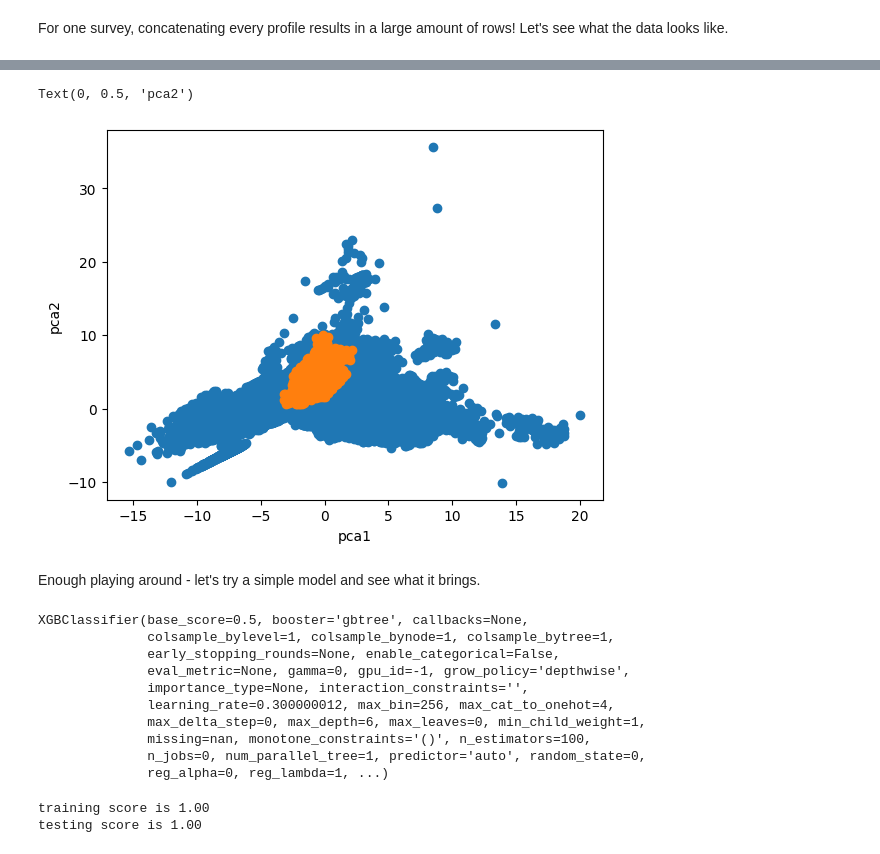
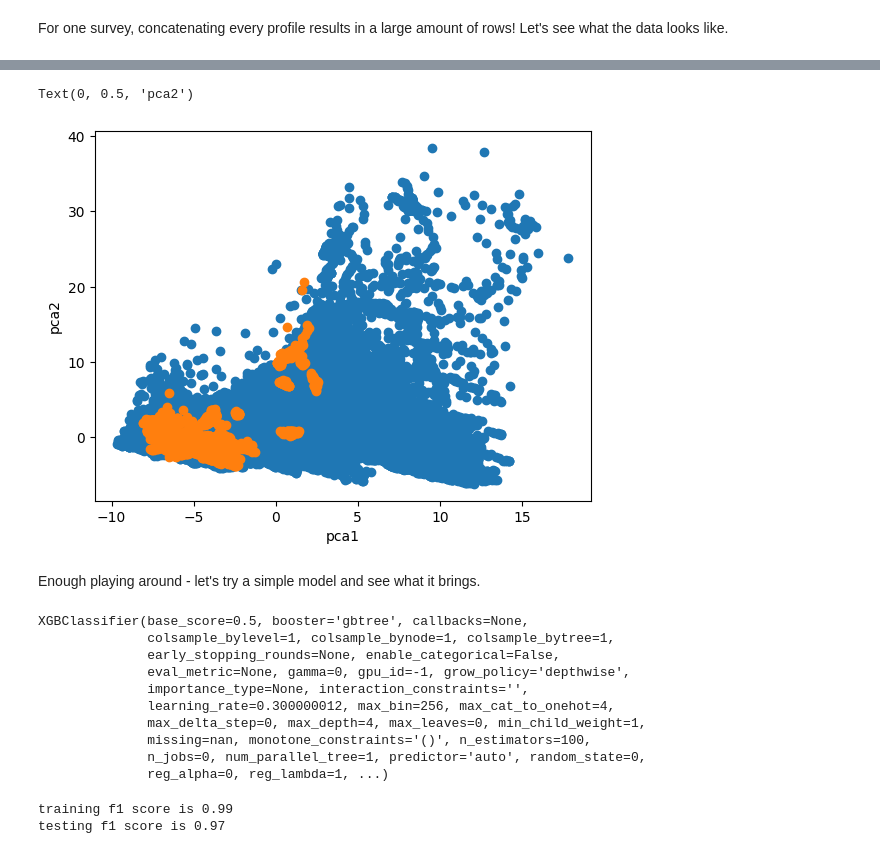
Before and after one commit to aleximorin/SMP_segmentation, a Jupyter notebook: testing.ipynb, the cells around one changed output, grey strips where cells are left out. Saved outputs shown, nothing was run; the diff lists cells and outputs as text; code cells hidden in the pictures.

```diff
--- a/testing.ipynb
+++ b/testing.ipynb
@@ -21,7 +26,7 @@ len(out)=53
 # %% [markdown]
 We have a dictionary where every key refers to a SMP profile. Every profile is a dataframe with as many rows as there is depths observation, and columns give information on the properties of the snow.
 # %%
-profile = out['SMP_142']
+profile = out['SMP_1399']
 profile.columns
 # %% [output]
 Index(['distance', 'force_median', 'fmax', 'L2012_lambda', 'L2012_f0',
@@ -68,10 +47,21 @@ Looking at multiple profiles in this manner, we learn that:
 - The depths are varying - this will need to be accounted for when using a U-Net or some other DL architecture.
 
 Let's define some helper functions that will help us manipulate our data. For now, computing a few rolling windows of the available data will help us easily generate features to work with.
+# %%
+# we pick 200 profiles randomly so create the training data and keep some other profile for validating
+import random
+
+keys = set(out.keys())
+train_keys = set(random.sample(keys, 100))
+val_keys = keys - train_keys
+
+train_profiles = {k: out[k] for k in train_keys}
+val_profiles = {k: out[k] for k in val_keys}
 # %%
 import pandas as pd
 
 def rolling_windows(X, nwindow):
+
     rolling = X.rolling(nwindow)
 
     mean = rolling.mean()
@@ -93,15 +83,17 @@ def rolling_windows(X, nwindow):
 
 
 def profile_to_data(profile, nwindow=None):
-    X = profile.iloc[:, 1:-1]
+    X = pd.DataFrame()
+
+    subprofile = profile.iloc[:, :-1].copy()
+    subprofile = subprofile / subprofile.max()
 
     if nwindow is not None:
         if isinstance(nwindow, int):
             nwindow = [nwindow]
 
         for n in nwindow:
-            roll = rolling_windows(X, n)
-
+            roll = rolling_windows(subprofile, n)
             X = pd.concat([X, roll], axis=1)
 
     y = (profile['layer'] == 'WL').astype(int)
@@ -114,15 +106,21 @@ def pickle_to_data(out, nwindow=100):
 
     for key in out.keys():
         profile = out[key]
+
+        if 'layer' not in profile.columns:
+            continue
+
         Xi, yi = profile_to_data(profile, nwindow=nwindow)
-
 
         X = pd.concat([X, Xi], ignore_index=True)
         y = pd.concat([y, yi], ignore_index=True)
 
     return X, y
 
-X, y = pickle_to_data(out, nwindow=100)
 
+nwindows = [10, 100, 1000]
+X, y = pickle_to_data(train_profiles, nwindow=nwindows)
+X = X.dropna()
+y = y.loc[X.index]
 X
 # %% [output]
@@ -160,20 +158,22 @@ dtype: float64, '124200.0')
 # %%
 # there doesn't seem to be a clear, linear transformation that easily splits the data!
+from sklearn.preprocessing import StandardScaler
 from sklearn.decomposition import PCA
+from sklearn.pipeline import Pipeline
 
-mu = (X - X.mean())/X.std()
-pca = PCA()
-Z = pca.fit_transform(mu)
+pipe = Pipeline([('scaler', StandardScaler()), ('pca', PCA())])
+pipe.fit(X)
+Z = pipe.transform(X)
 
 isweak = y.astype(bool).values.reshape(-1)
 plt.scatter(Z[~isweak, 0], Z[~isweak, 1])
 plt.scatter(Z[isweak, 0], Z[isweak, 1])
 
 plt.xlabel('pca1')
 plt.ylabel('pca2')
 # %% [output]
 Text(0, 0.5, 'pca2')
-[figure, old version]
+[figure, new version]
 # %% [markdown]
 Enough playing around - let's try a simple model and see what it brings.
 # %%
@@ -182,7 +182,7 @@ from sklearn.model_selection import train_test_split
 from xgboost import XGBClassifier
 
 X_train, X_test, y_train, y_test = train_test_split(X, y.values.reshape(-1), test_size=0.33, random_state=42069)
-clf = XGBClassifier()
+clf = XGBClassifier(max_depth=4)# scale_pos_weight=10)
 clf.fit(X_train, y_train)
 # %% [output]
 XGBClassifier(base_score=0.5, booster='gbtree', callbacks=None,
@@ -191,19 +191,21 @@ XGBClassifier(base_score=0.5, booster='gbtree', callbacks=None,
               eval_metric=None, gamma=0, gpu_id=-1, grow_policy='depthwise',
               importance_type=None, interaction_constraints='',
               learning_rate=0.300000012, max_bin=256, max_cat_to_onehot=4,
-              max_delta_step=0, max_depth=6, max_leaves=0, min_child_weight=1,
+              max_delta_step=0, max_depth=4, max_leaves=0, min_child_weight=1,
               missing=nan, monotone_constraints='()', n_estimators=100,
               n_jobs=0, num_parallel_tree=1, predictor='auto', random_state=0,
               reg_alpha=0, reg_lambda=1, ...)
 # %%
+from sklearn.metrics import f1_score
+
 # how does the model fare?
-train_score = clf.score(X_train, y_train)
-test_score = clf.score(X_test, y_test)
+train_score = f1_score(y_train, clf.predict(X_train), )
+test_score = f1_score(y_test, clf.predict(X_test))
 
-print(f'training score is {train_score:.2f}')
-print(f'testing score is {test_score:.2f}')
+print(f'training f1 score is {train_score:.2f}')
+print(f'testing f1 score is {test_score:.2f}')
 # %% [output]
-training score is 1.00
-testing score is 1.00
+training f1 score is 0.99
+testing f1 score is 0.97
 # %%
 # the training and testing score are too good to be true! let's look at a few profiles to see what's going on
```
Also changed, not shown: parts of 17 cells of this notebook, 10 other files.
